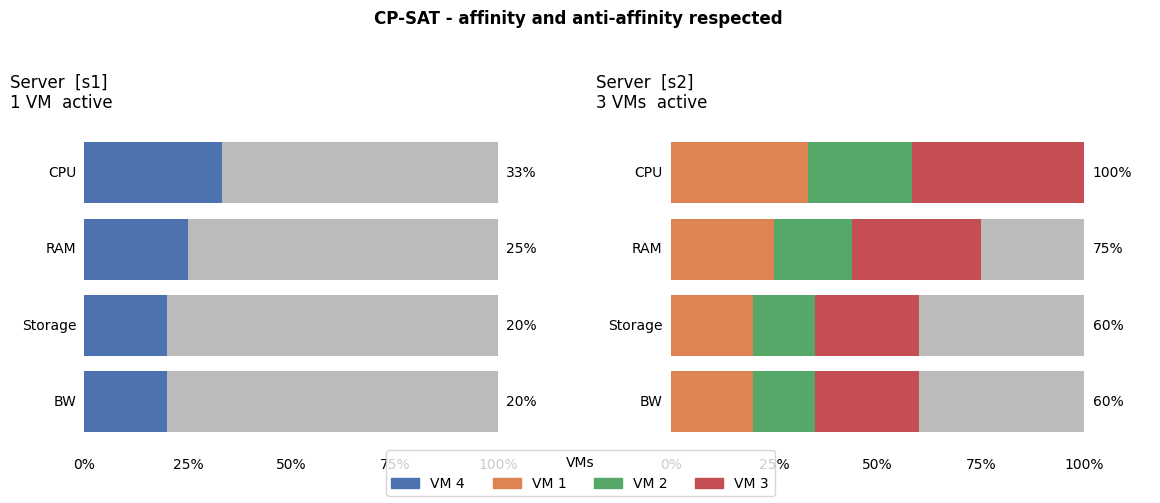
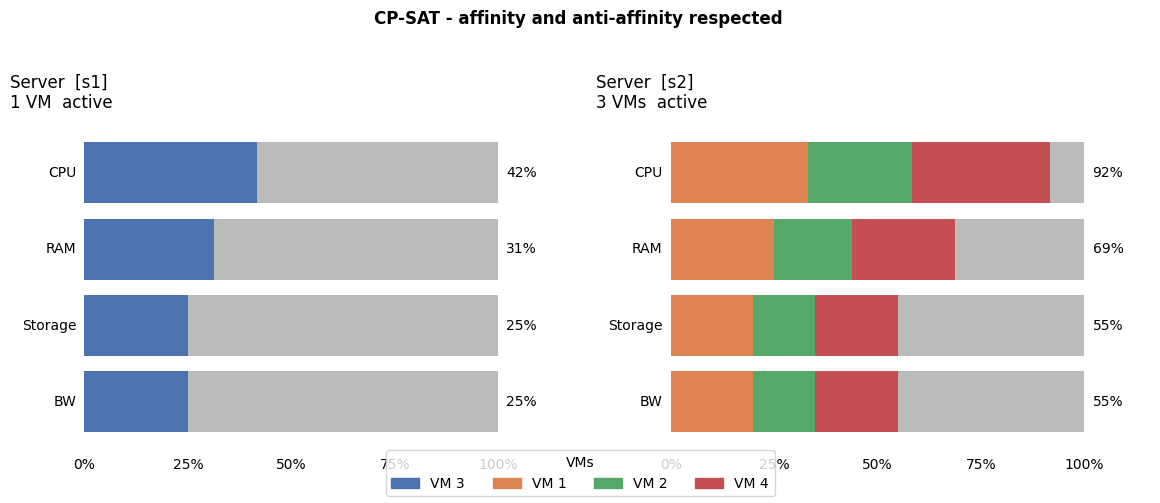
Unified diff of the notebook cell whose output changed from the first chart to the second:
--- before
+++ after
@@ -29,5 +29,7 @@
 
             if vm_server != other_server:
-                errors.append(f"VM {vm.id} and VM {other_id} should be together")
+                errors.append(
+                    f"VM {vm.id} and VM {other_id} should be together"
+                )
 
         for other_id in vm.anti_affinity:
@@ -41,5 +43,7 @@
 
             if vm_server == other_server:
-                errors.append(f"VM {vm.id} and VM {other_id} should be separated")
+                errors.append(
+                    f"VM {vm.id} and VM {other_id} should be separated"
+                )
 
     return errors
@@ -50,5 +54,7 @@
 for solver_name, solver in SOLVERS.items():
     solution = solver.solve(copies(VMS), Context(copies(SERVERS)))
-    assert solution is not None, f"{solver_name} did not find a feasible solution"
+    assert solution is not None, (
+        f"{solver_name} did not find a feasible solution"
+    )
 
     errors = relation_errors(solution, VMS)
@@ -62,5 +68,9 @@
         print(f"{vm_id:<6}{servers[0]}")
 
-    display(solution.plot(f"{solver_name} - affinity and anti-affinity respected"))
+    display(
+        solution.plot(f"{solver_name} - affinity and anti-affinity respected")
+    )
 
-print("\nAll solvers respect the affinity and anti-affinity constraints on the feasible instance.")
+print(
+    "\nAll solvers respect the affinity and anti-affinity constraints on the feasible instance."
+)

Commit: feat(D1): benchmark notebook + Context generics + fragmentation linearization (PR #39)